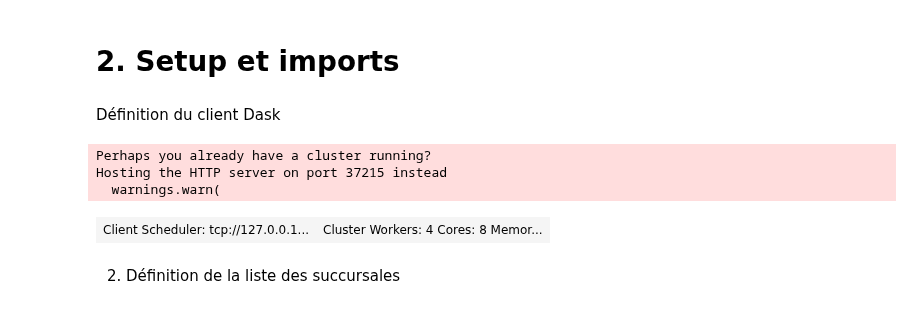
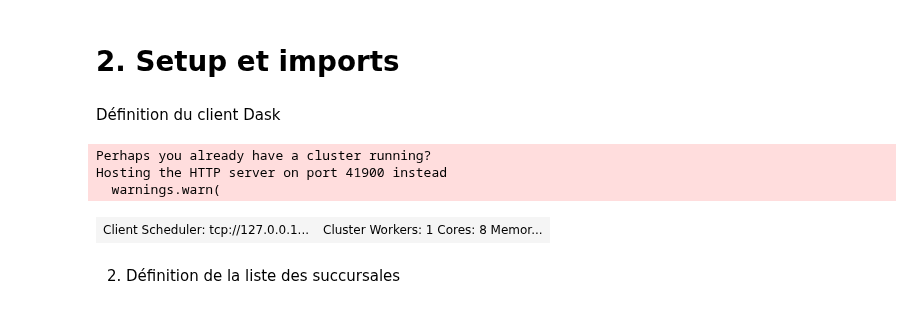
Before and after one commit to UltraDiuve/WebOrNot, a Jupyter notebook: notebooks/RawDataProcessor.ipynb, the cells around one changed output. Cells and saved outputs as stored; diff of their text form; code cells hidden in the pictures.

```diff
--- a/notebooks/RawDataProcessor.ipynb
+++ b/notebooks/RawDataProcessor.ipynb
@@ -27,13 +27,15 @@ Définition du client Dask
 # %%
 from dask.distributed import Client
 import dask.dataframe as dd
-client = Client() # n_workers=1, threads_per_worker=4, processes=False, memory_limit='2GB'
+# SI BESOIN DE RETRAITER LES CSV, UTILISER LA LIGNE CI-DESSOUS !
+client = Client(n_workers=1, threads_per_worker=8, processes=True, memory_limit='31GB') # n_workers=1, threads_per_worker=4, processes=False, memory_limit='2GB'
+# client = Client()
 client
 # %% [output]
 Perhaps you already have a cluster running?
-Hosting the HTTP server on port 37215 instead
+Hosting the HTTP server on port 41900 instead
   warnings.warn(
-| Client Scheduler: tcp://127.0.0.1... | Cluster Workers: 4 Cores: 8 Memor... |
+| Client Scheduler: tcp://127.0.0.1... | Cluster Workers: 1 Cores: 8 Memor... |
 # %% [markdown]
 2. Définition de la liste des succursales
 # %%
```
Also changed, not shown: parts of 7 cells of this notebook, 7 other files.
